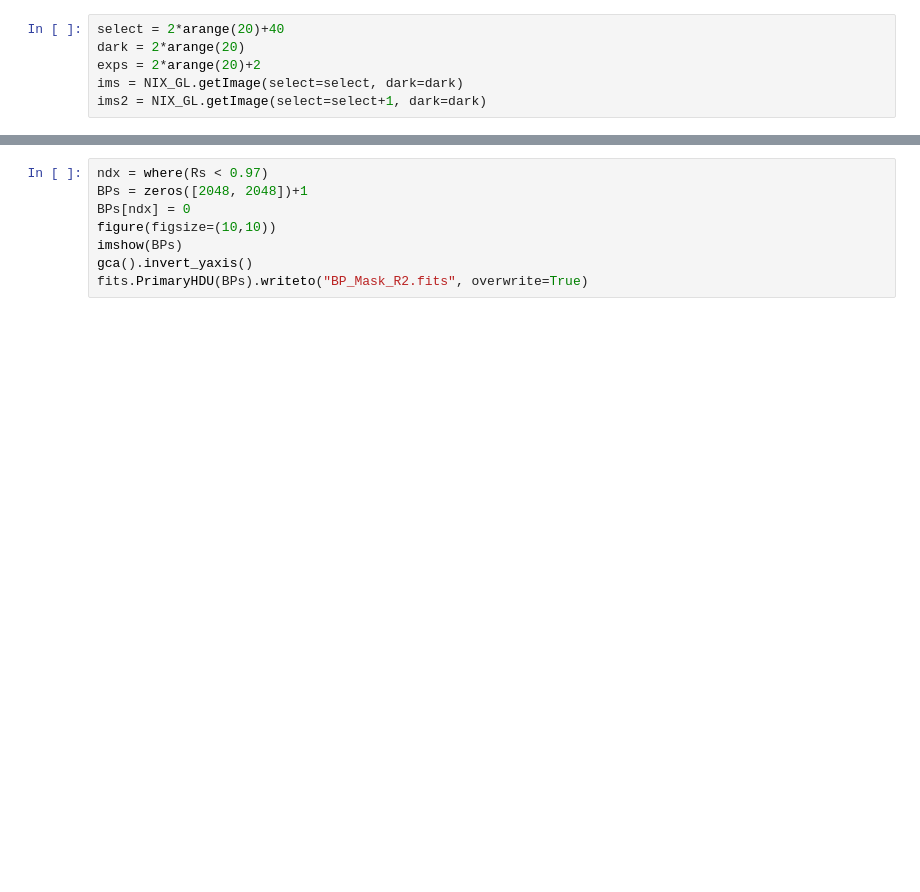
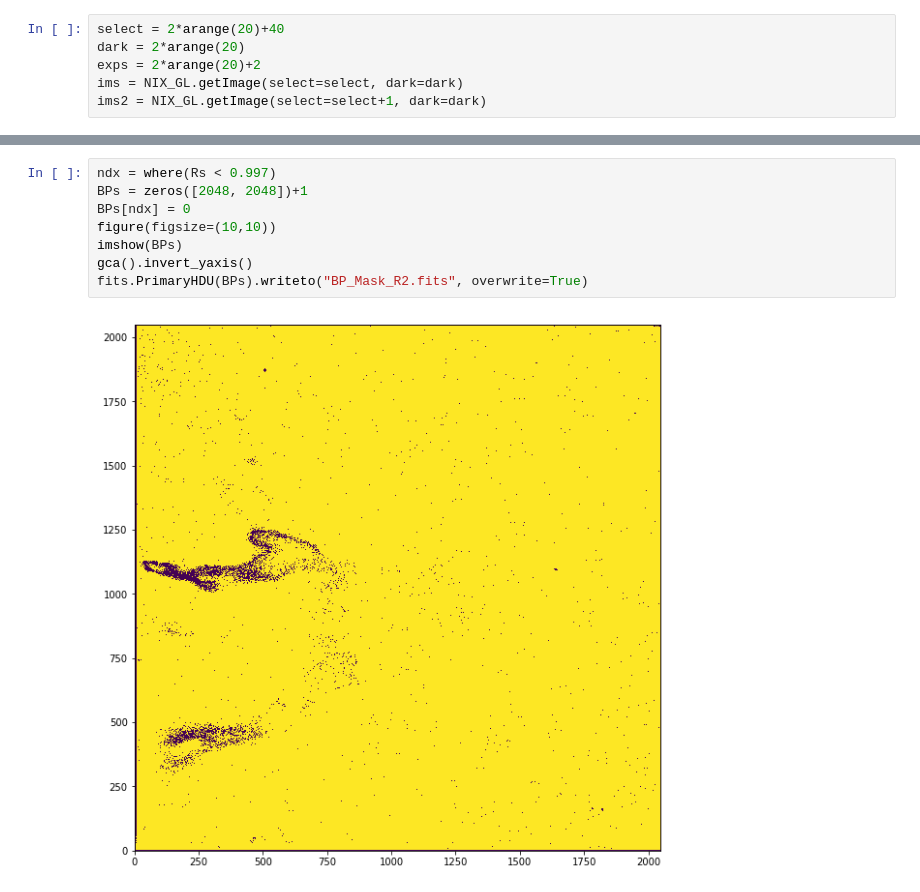
Before and after one commit to pssncp142/NIX_Testing, a Jupyter notebook: workdir/MessingAround.ipynb, the cells around one changed output, grey strips where cells are left out. Saved outputs shown, nothing was run; the diff lists cells and outputs as text; blank space fills up the shorter version.

```diff
--- a/workdir/MessingAround.ipynb
+++ b/workdir/MessingAround.ipynb
@@ -69,11 +85,13 @@ for i in range(sz):
 # %%
-ndx = where(Rs < 0.97)
+ndx = where(Rs < 0.997)
 BPs = zeros([2048, 2048])+1
 BPs[ndx] = 0
 figure(figsize=(10,10))
 imshow(BPs)
 gca().invert_yaxis()
 fits.PrimaryHDU(BPs).writeto("BP_Mask_R2.fits", overwrite=True)
+# %% [output]
+[figure, added]
 # %%
 %matplotlib inline
 plot(ravel(angs), ravel(Rs**2), '.')
```
Also changed, not shown: parts of 5 cells of this notebook, 4 other files.
